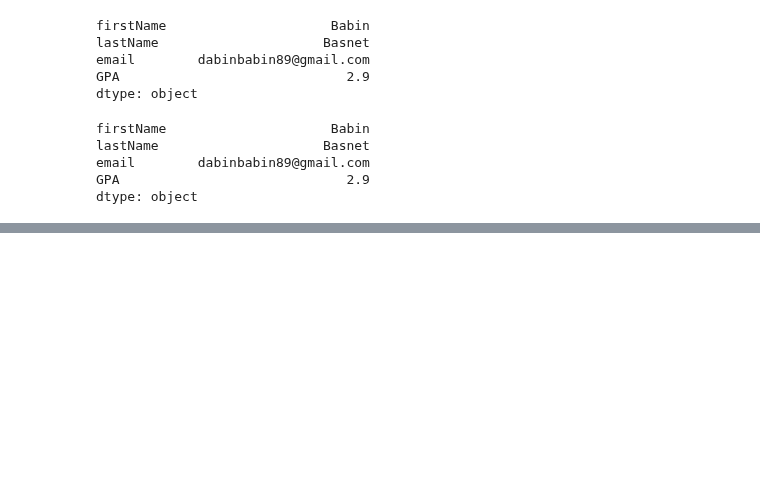
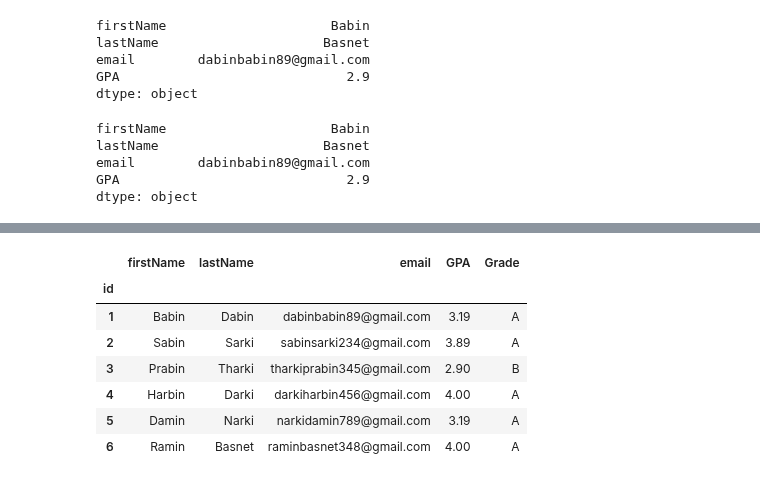
Before and after one commit to Sansub471/DataVisualization, a Jupyter notebook: pandas_classes/revision/revision1.ipynb, the cells around one changed output, grey strips where cells are left out. Cells and saved outputs as stored; diff of their text form; code cells hidden in the pictures; blank space fills up the shorter version.

```diff
--- a/pandas_classes/revision/revision1.ipynb
+++ b/pandas_classes/revision/revision1.ipynb
@@ -394,0 +405,22 @@ dtype: object
+# %%
+# 3. map : used to apply function element-wise, but only on single series
+# (i.e. one column, not a whole dataframe)
+def grademap(gpa):
+    if gpa <= 2.0:
+        return 'C'
+    elif gpa <= 3.0:
+        return 'B'
+    else:
+        return 'A'
+
+df['Grade'] = df['GPA'].map(grademap)
+df
+# %% [output]
+|  | firstName | lastName | email | GPA | Grade |
+| id |  |  |  |  |  |
+| 1 | Babin | Dabin | dabinbabin89@gmail.com | 3.19 | A |
+| 2 | Sabin | Sarki | sabinsarki234@gmail.com | 3.89 | A |
+| 3 | Prabin | Tharki | tharkiprabin345@gmail.com | 2.90 | B |
+| 4 | Harbin | Darki | darkiharbin456@gmail.com | 4.00 | A |
+| 5 | Damin | Narki | narkidamin789@gmail.com | 3.19 | A |
+| 6 | Ramin | Basnet | raminbasnet348@gmail.com | 4.00 | A |
```
Also changed, not shown: parts of 4 cells of this notebook.
